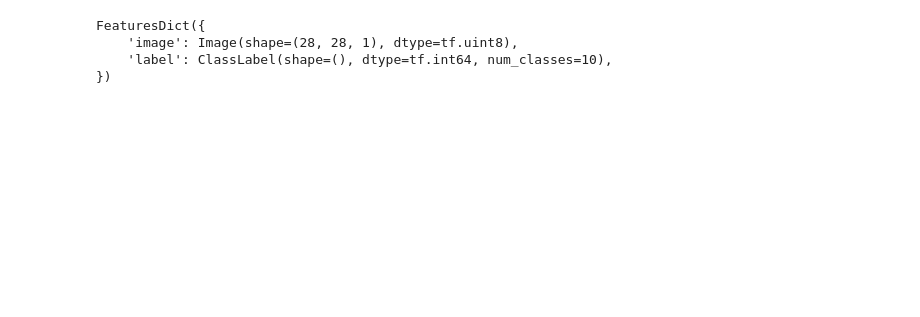
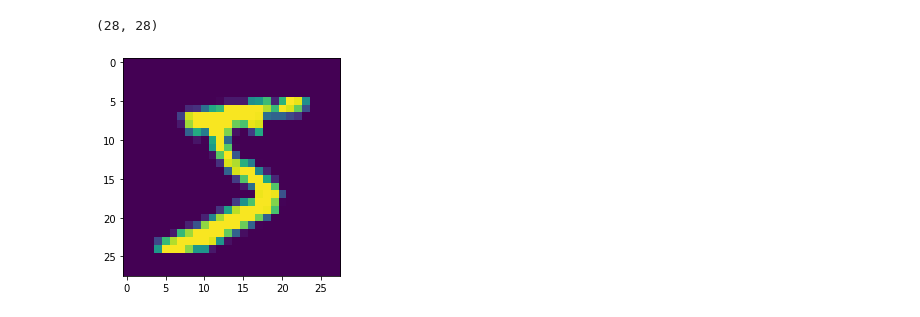
Before and after one commit to malletgaetan/ml-notebooks, a Jupyter notebook: cnn_mnist.ipynb, the cells around one changed output. Cells and saved outputs as stored; diff of their text form; code cells hidden in the pictures; blank space fills up the shorter version.

Commit message:
add mnist cnn

```diff
--- a/cnn_mnist.ipynb
+++ b/cnn_mnist.ipynb
@@ -14,7 +0,0 @@ fig = tfds.show_examples(ds, infos)
-# %%
-infos.features
-# %% [output]
-FeaturesDict({
-    'image': Image(shape=(28, 28, 1), dtype=tf.uint8),
-    'label': ClassLabel(shape=(), dtype=tf.int64, num_classes=10),
-})
@@ -20,0 +10,12 @@ FeaturesDict({
+# %%
+(x_train, y_train), (x_test, y_test) = mnist.load_data()
+# %%
+def show_img(arr_img):
+    pil_image=PIL.Image.fromarray(arr_img)
+    imshow(pil_image)
+# %%
+show_img(x_train[0])
+x_train[0].shape
+# %% [output]
+(28, 28)
+[figure, added]
```
Also changed, not shown: parts of 12 cells of this notebook.
